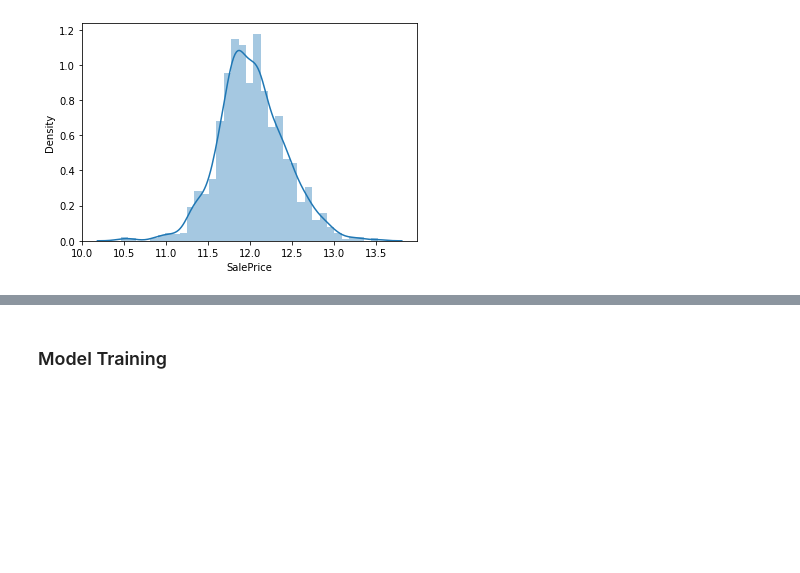
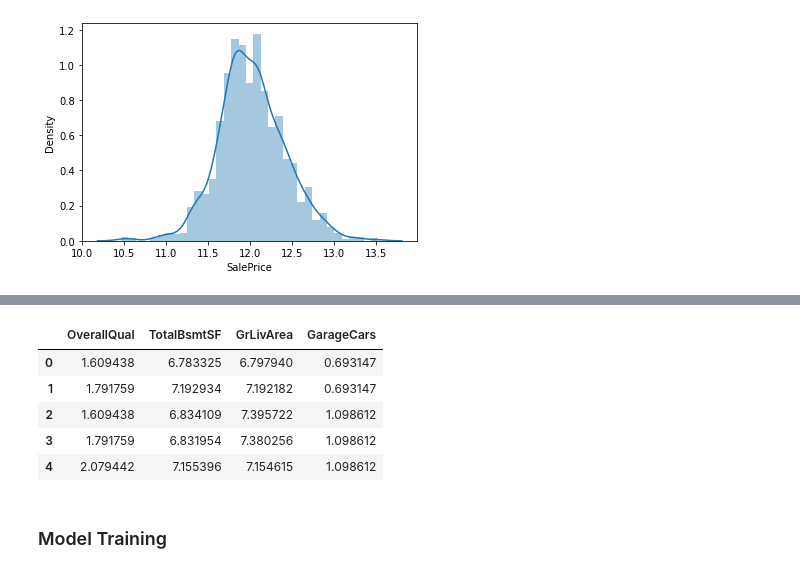
Before and after one commit to LooyeeNg/DataScienceProjects, a Jupyter notebook: house price predictions/house-price-predictions.ipynb, the cells around one changed output, grey strips where cells are left out. Cells and saved outputs as stored; diff of their text form; code cells hidden in the pictures; blank space fills up the shorter version.

```diff
--- a/house price predictions/house-price-predictions.ipynb
+++ b/house price predictions/house-price-predictions.ipynb
@@ -122,3 +173,12 @@ df3.to_csv('check2.csv',index=False)
+# %%
+df_Test.head()
+# %% [output]
+|  | OverallQual | TotalBsmtSF | GrLivArea | GarageCars |
+| 0 | 1.609438 | 6.783325 | 6.797940 | 0.693147 |
+| 1 | 1.791759 | 7.192934 | 7.192182 | 0.693147 |
+| 2 | 1.609438 | 6.834109 | 7.395722 | 1.098612 |
+| 3 | 1.791759 | 6.831954 | 7.380256 | 1.098612 |
+| 4 | 2.079442 | 7.155396 | 7.154615 | 1.098612 |
 # %% [markdown]
 ### Model Training
 # %%
```
Also changed, not shown: parts of 49 cells of this notebook.
